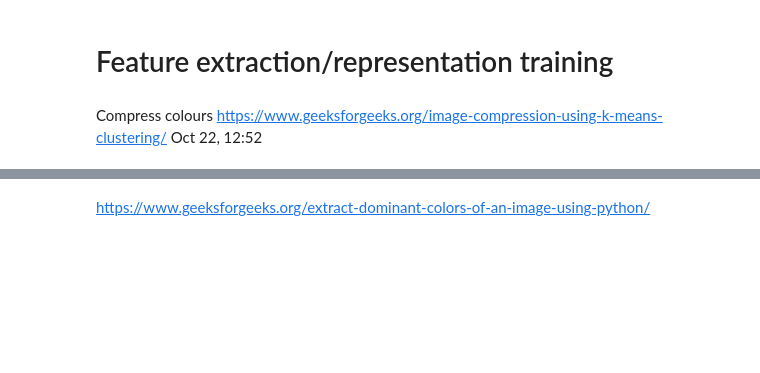
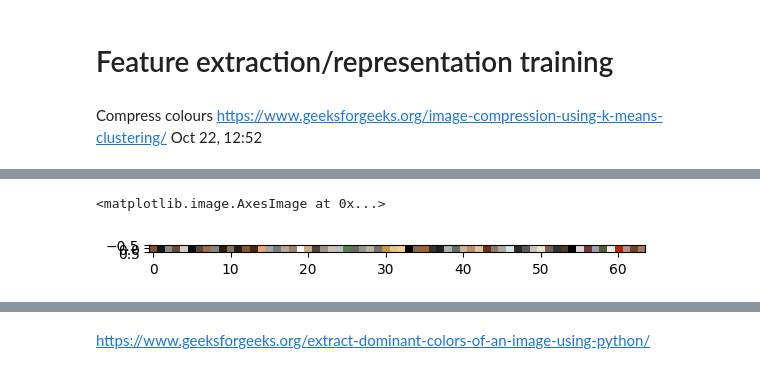
Before and after one commit to jshrdt/ML2-final, a Jupyter notebook: ML2-final-expl.ipynb, the cells around one changed output, grey strips where cells are left out. Drawn from its saved outputs; the diff is of its cells as text; code cells hidden in the pictures; blank space fills up the shorter version.

```diff
--- a/ML2-final-expl.ipynb
+++ b/ML2-final-expl.ipynb
@@ -77,0 +154,12 @@ plt.imshow(compress_colours(img_ROIs[3], n_colours=16))
+# %%
+gold_palette = np.array(list(set([tuple(a) for b in bigimg_comp
+                                   for a in b])))
+                #for img_arr in img_ROIs]
+gp = gold_palette.reshape(1, 64, 3)
+#gold_palette = [arr.reshape(1, 64, 3) for arr in ROI_palettes
+ #               if arr.shape==(64, 3)]
+# %%
+plt.imshow(gp)
+# %% [output]
+<matplotlib.image.AxesImage at 0x...>
+[figure, added]
```
Also changed, not shown: parts of 17 cells of this notebook, 4 other files.
